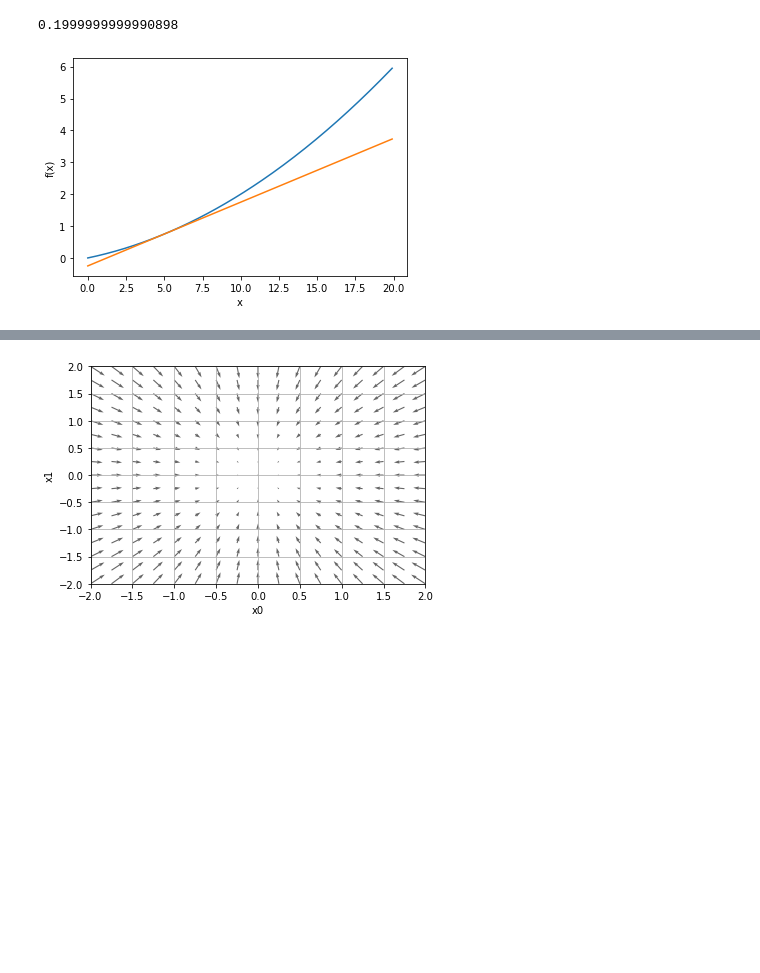
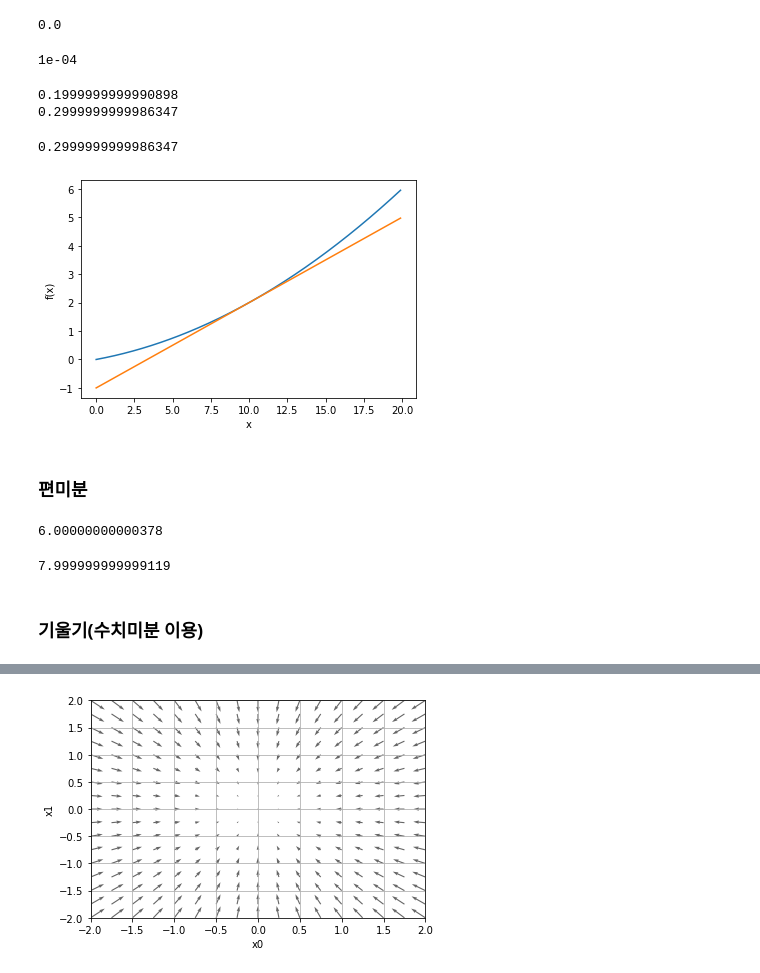
Before and after one commit to imguru-mooc/AI_Basic, a Jupyter notebook: deep-learning-from-scratch-master/ch04/ch04.ipynb, the cells around one changed output, grey strips where cells are left out. Cells and saved outputs as stored; diff of their text form; code cells hidden in the pictures; blank space fills up the shorter version.

```diff
--- a/deep-learning-from-scratch-master/ch04/ch04.ipynb
+++ b/deep-learning-from-scratch-master/ch04/ch04.ipynb
@@ -0,0 +21,11 @@
+# %%
+import numpy as np
+import matplotlib.pylab as plt
+
+delta = 1e-7
+x = np.arange(0.0+delta, 1.1, 0.01)
+y = -np.log(x)
+plt.ylim(0,5)
+
+plt.plot(x,y)
+plt.show()
@@ -0,0 +44,4 @@
+# %%
+t = np.array([0, 0, 1, 0, 0, 0, 0, 0, 0, 0])
+y = np.array([0.1, 0.05, 0.1, 0.0, 0.11, 0.0, 0.0, 0.6, 0.0, 0.0])
+cross_entropy_error(y, t)
@@ -1,34 +80,78 @@
+# %%
+def numerical_diff(f, x):
+    h = 1e-50 # 0.0000000000000000000000000000000000000000001
+    return (f(x+h) - f(x)) / h
+# %%
+np.float32(1e-50)
+# %% [output]
+0.0
+# %%
+np.float32(1e-4) # 0.0001
+# %% [output]
+1e-04
+# %%
+def numerical_diff(f, x):
+    h = 1e-4
+    return (f(x+h) - f(x-h)) / (2*h)
+# %%
+def function(x):
+    return 0.01*x**2 + 0.1*x
+
+print(numerical_diff(function, 5))
+print(numerical_diff(function, 10))
+# %% [output]
+0.1999999999990898
+0.2999999999986347
 # %%
 import numpy as np
 import matplotlib.pylab as plt
-
 
 def numerical_diff(f, x):
     h = 1e-4 # 0.0001
     return (f(x+h) - f(x-h)) / (2*h)
 
-
 def function_1(x):
     return 0.01*x**2 + 0.1*x
-
 
 def tangent_line(f, x):
     d = numerical_diff(f, x)
     print(d)
     y = f(x) - d*x
     return lambda t: d*t + y
 
 x = np.arange(0.0, 20.0, 0.1)
 y = function_1(x)
 plt.xlabel("x")
 plt.ylabel("f(x)")
 
-tf = tangent_line(function_1, 5)
+tf = tangent_line(function_1, 10)
 y2 = tf(x)
 
 plt.plot(x, y)
 plt.plot(x, y2)
 plt.show()
 # %% [output]
-0.1999999999990898
+0.2999999999986347
-[figure, old version]
+[figure, new version]
+# %% [markdown]
+### 편미분
+# %%
+def function_tmp1(x0):
+    return x0**2 + 4**2
+
+numerical_diff(function_tmp1, 3)
+# %% [output]
+6.00000000000378
+# %%
+def numerical_diff(f, x):
+    h = 1e-4
+    return (f(x+h) - f(x-h)) / (2*h)
+
+def function_tmp2(x1):
+    return 3**2 + x1**2
+
+numerical_diff(function_tmp2, 4)
+# %% [output]
+7.999999999999119
+# %% [markdown]
+### 기울기(수치미분 이용)
```
Also changed, not shown: parts of 16 cells of this notebook, 1 other file.
